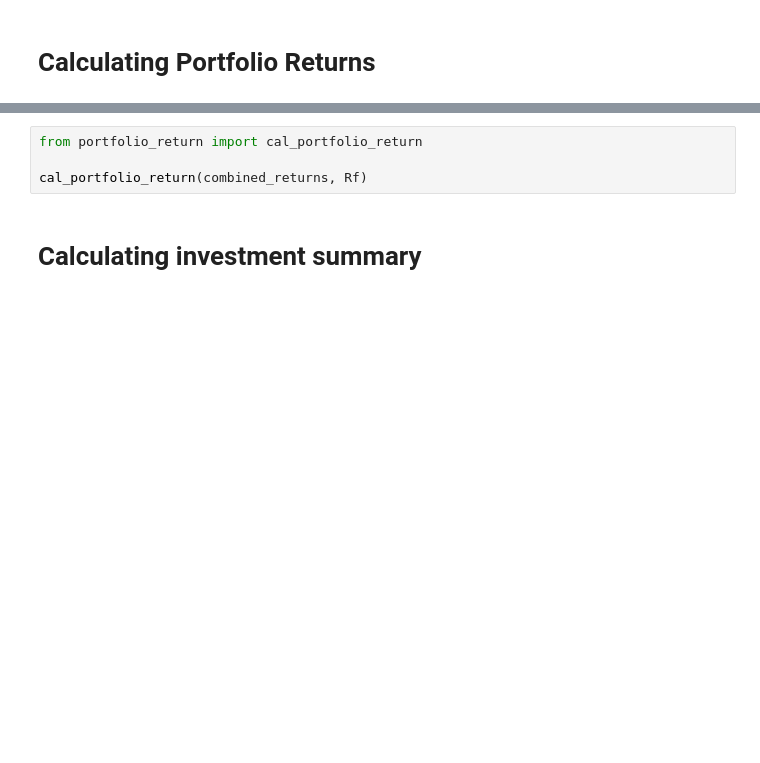
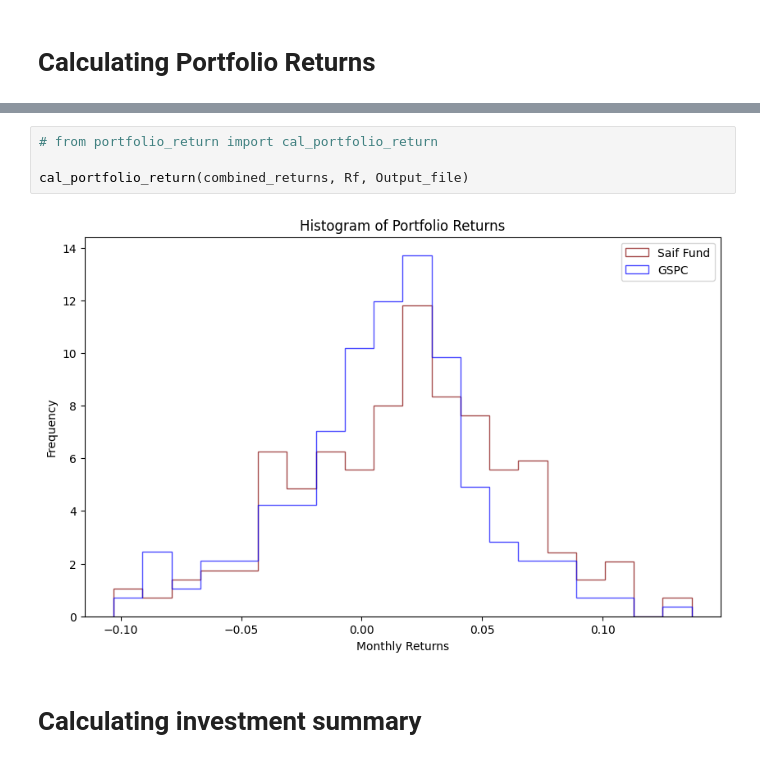
Before and after one commit to Saifix/Financial-Modelling---Yahoo-Finance, a Jupyter notebook: Main.ipynb, the cells around one changed output, grey strips where cells are left out. Drawn from its saved outputs; the diff is of its cells as text; blank space fills up the shorter version.

```diff
--- a/Main.ipynb
+++ b/Main.ipynb
@@ -257,7 +383,9 @@ cal_portfolio_perf(combined_returns, Rf)
 # %%
-from portfolio_return import cal_portfolio_return
+# from portfolio_return import cal_portfolio_return
 
-cal_portfolio_return(combined_returns, Rf)
+cal_portfolio_return(combined_returns, Rf, Output_file)
+# %% [output]
+[figure, added]
 # %% [markdown]
 # Calculating investment summary
 # %%
```
Also changed, not shown: parts of 5 cells of this notebook, 5 other files.
